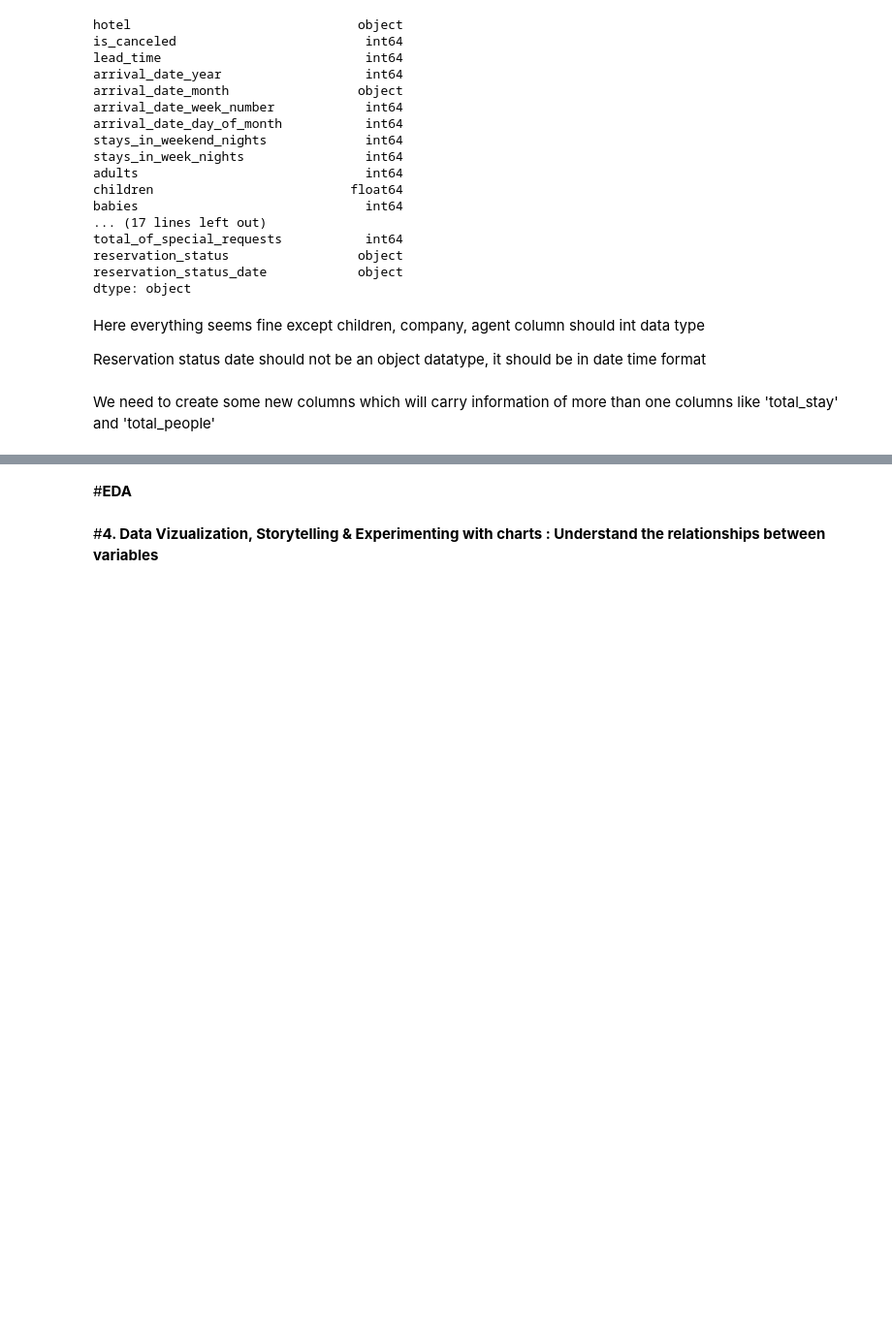
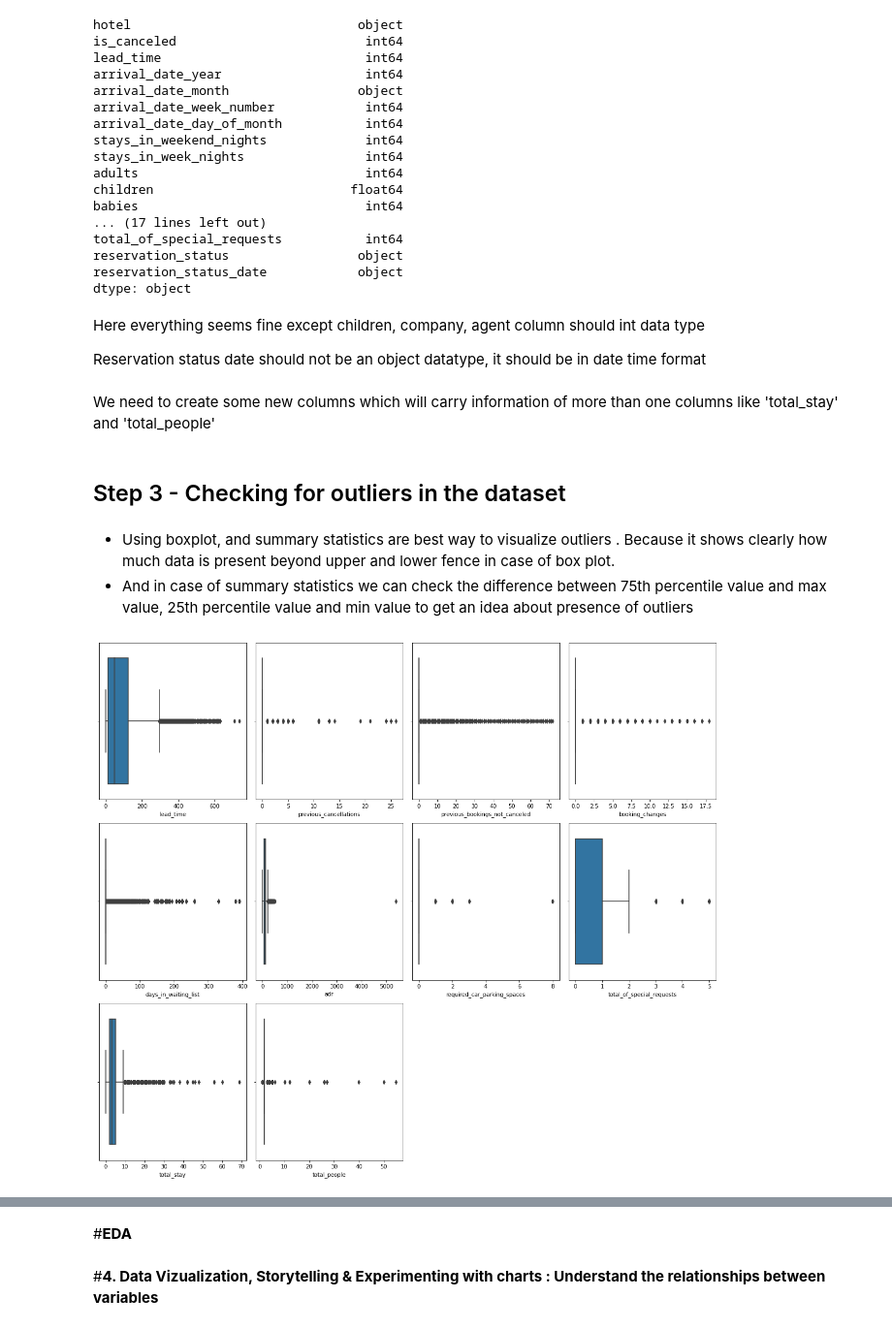
Before and after one commit to aswinijena3459/Hotel-Booking-analysis-EDA, a Jupyter notebook: Hotel_Bookings_Analysis.ipynb, the cells around one changed output, grey strips where cells are left out. Shown at 97% size. Saved outputs shown, nothing was run; the diff lists cells and outputs as text; code cells hidden in the pictures; blank space fills up the shorter version.

```diff
--- a/Hotel_Bookings_Analysis.ipynb
+++ b/Hotel_Bookings_Analysis.ipynb
@@ -31,6 +31,9 @@ plt.rcParams['figure.figsize'] = (10,7)
 %matplotlib inline
 import seaborn as sns
 import missingno as msno
+plt.rcParams['figure.figsize'] = 8,8
+# import done to avoid warnings
+from warnings import filterwarnings
 # %% [markdown]
 ## ***1. Know Your Data***
 # %%
@@ -626,3 +632,7 @@ df1['total_stay'] = df1['stays_in_weekend_nights']+df1['stays_in_week_nights']
 
 # Adding total people num as column, i.e. total people num = num of adults + children + babies
 df1['total_people'] = df1['adults']+df1['children']+df1['babies']
+# %%
+df1.drop(['adults','children','babies','stays_in_weekend_nights','stays_in_week_nights'],axis=1,inplace=True) ###Dropping old columns
+# %% [markdown]
+## Step 3 - Checking for outliers in the dataset
@@ -628,0 +643,14 @@ df1['total_people'] = df1['adults']+df1['children']+df1['babies']
+# %% [markdown]
+- Using boxplot, and summary statistics are best way to visualize outliers . Because it shows clearly how much data is present beyond upper and lower fence in case of box plot.
+- And in case of summary statistics we can check the difference between 75th percentile value and max value, 25th percentile value and min value to get an idea about presence of outliers
+# %%
+### Checking boxplot for detecting outliers
+n = 1
+plt.figure(figsize=(16,18))
+for feature in numerical_features:
+    plt.subplot(4,4,n)
+    sns.boxplot(df1[feature])
+    n+=1
+    plt.tight_layout()
+# %% [output]
+[figure, added]
```
Also changed, not shown: parts of 63 cells of this notebook.
